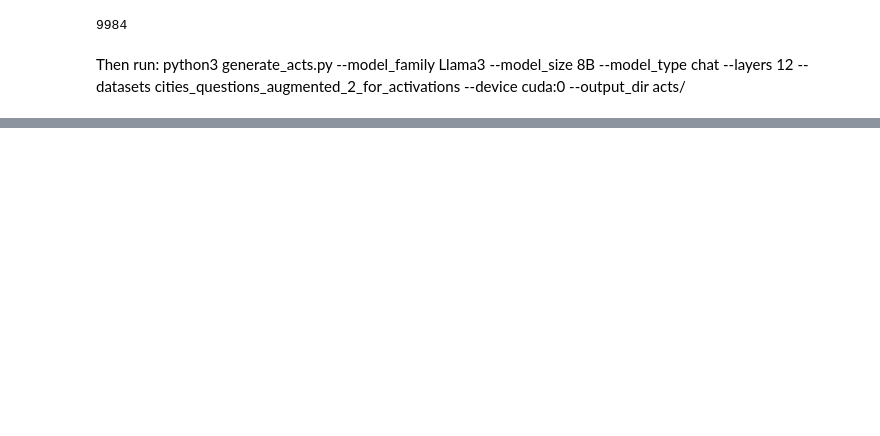
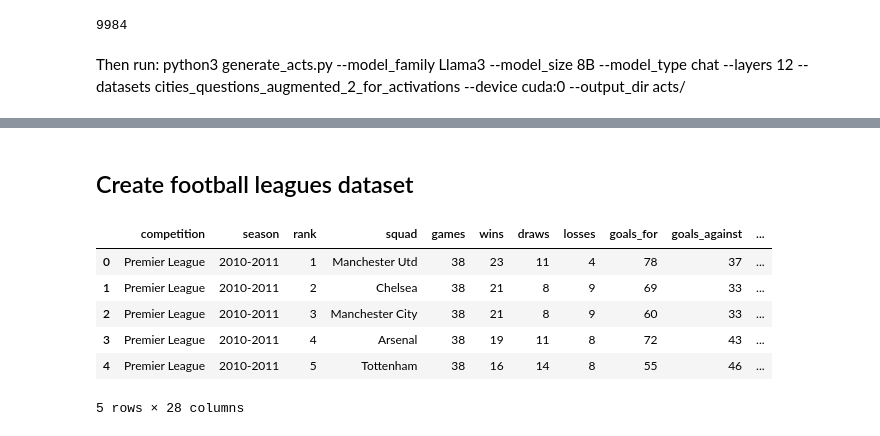
Before and after one commit to ivanvmoreno/correctness-model-internals, a Jupyter notebook: notebooks/generate_datasets.ipynb, the cells around one changed output, grey strips where cells are left out. Saved outputs shown, nothing was run; the diff lists cells and outputs as text; code cells hidden in the pictures; blank space fills up the shorter version.

Commit message:
new datasets

```diff
--- a/notebooks/generate_datasets.ipynb
+++ b/notebooks/generate_datasets.ipynb
@@ -97,0 +170,13 @@ python3 generate_acts.py --model_family Llama3 --model_size 8B --model_type chat
+# %% [markdown]
+## Create football leagues dataset
+# %%
+football_raw = pd.read_csv("../mydatasets_raw/football_leagues.csv")
+football_raw.head()
+# %% [output]
+|  | competition | season | rank | squad | games | wins | draws | losses | goals_for | goals_against | ... |
+| 0 | Premier League | 2010-2011 | 1 | Manchester Utd | 38 | 23 | 11 | 4 | 78 | 37 | ... |
+| 1 | Premier League | 2010-2011 | 2 | Chelsea | 38 | 21 | 8 | 9 | 69 | 33 | ... |
+| 2 | Premier League | 2010-2011 | 3 | Manchester City | 38 | 21 | 8 | 9 | 60 | 33 | ... |
+| 3 | Premier League | 2010-2011 | 4 | Arsenal | 38 | 19 | 11 | 8 | 72 | 43 | ... |
+| 4 | Premier League | 2010-2011 | 5 | Tottenham | 38 | 16 | 14 | 8 | 55 | 46 | ... |
+5 rows × 28 columns
```
Also changed, not shown: parts of 20 cells of this notebook, 6 other files.
